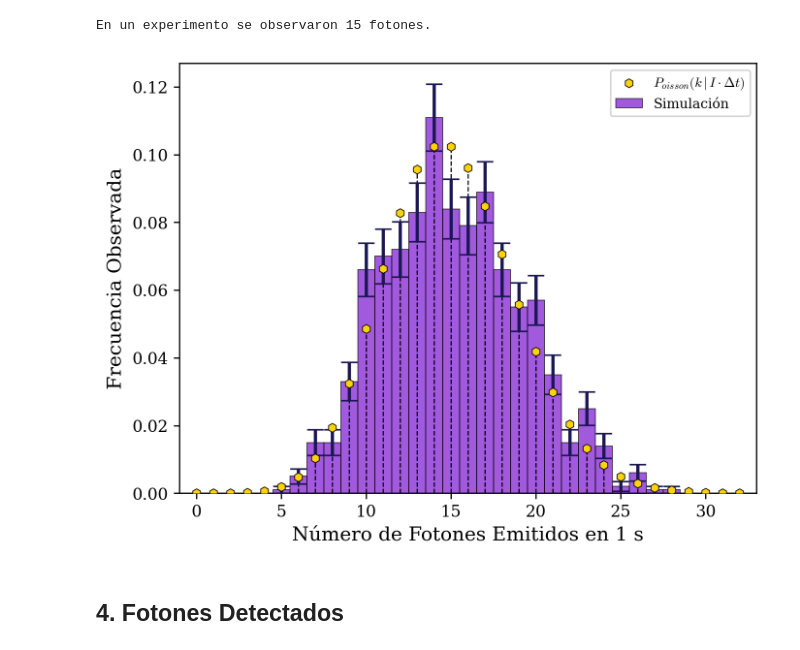
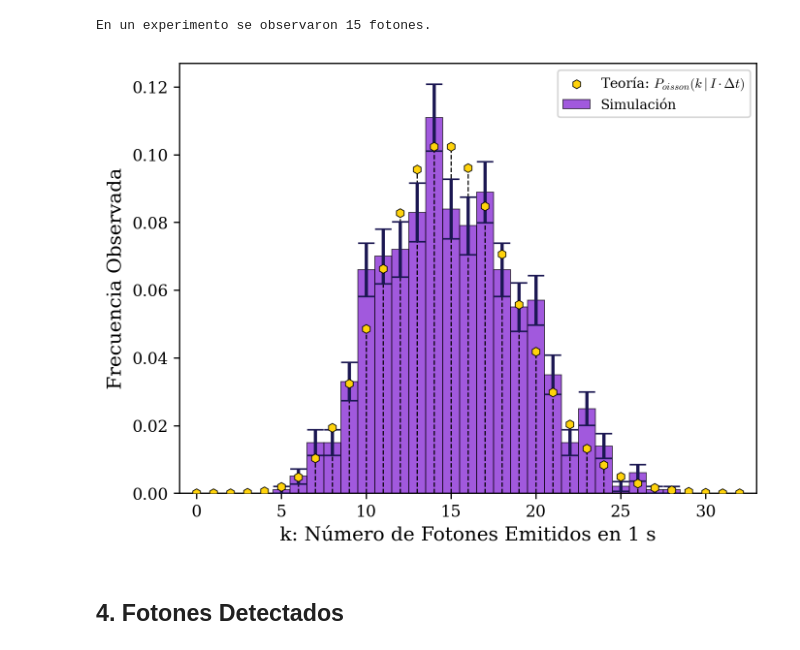
Before and after one commit to agustinbrusco/MEFE, a Jupyter notebook: Codigo/computacional_1.ipynb, the cells around one changed output. Drawn from its saved outputs; the diff is of its cells as text; code cells hidden in the pictures.

```diff
--- a/Codigo/computacional_1.ipynb
+++ b/Codigo/computacional_1.ipynb
@@ -127,38 +137,39 @@ print(f"En un experimento se observaron {fotones_emitidos} fotones.")
 # %% [output]
 En un experimento se observaron 15 fotones.
 # %%
+# Simulación de los 1_000 experimentos:
 N_experimentos = 1_000
 emitidos_por_segundo = np.empty(N_experimentos, dtype=int)
 for experimento in range(N_experimentos):
     emitidos_por_segundo[experimento] = simular_experimentos_bernoulli(
         subdivisiones, probabilidad_de_emision
     )
 
 valores_a_evaluar = np.arange(emitidos_por_segundo.max() + 5)
 distribucion_esperada = poisson.pmf(
     valores_a_evaluar, duracion_experimento * intensidad_media
 )
 fig, ax = plt.subplots(1, 1)
 plot_discrete_hist(
     emitidos_por_segundo,
     label="Simulación",
     zorder=10,
     ax=ax,
 )
 plot_discrete_stem(
     valores_a_evaluar,
     distribucion_esperada,
-    label=r"$P_{oisson}\left(k\,|\,I\cdot\Delta{t}\right)$",
+    label=r"Teoría: $P_{oisson}\left(k\,|\,I\cdot\Delta{t}\right)$",
     zorder=11,
     ax=ax,
 )
 ax.legend()
-ax.set_xlabel(f"Número de Fotones Emitidos en {duracion_experimento} s")
+ax.set_xlabel(f"k: Número de Fotones Emitidos en {duracion_experimento} s")
 ax.set_ylabel("Frecuencia Observada")
 ax.set_xlim(-1, valores_a_evaluar.max() + 1)
 plt.show()
 # %% [output]
-[figure, old version]
+[figure, new version]
 # %% [markdown]
 ## 4. Fotones Detectados
 # %%
```
Also changed, not shown: parts of 11 cells of this notebook.
